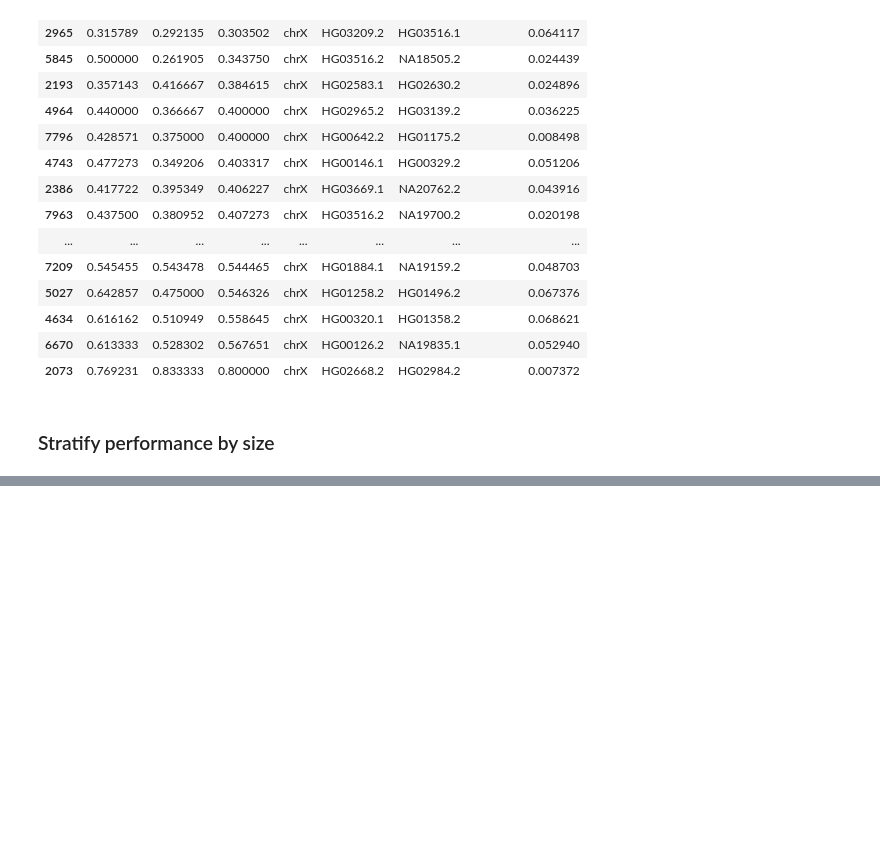
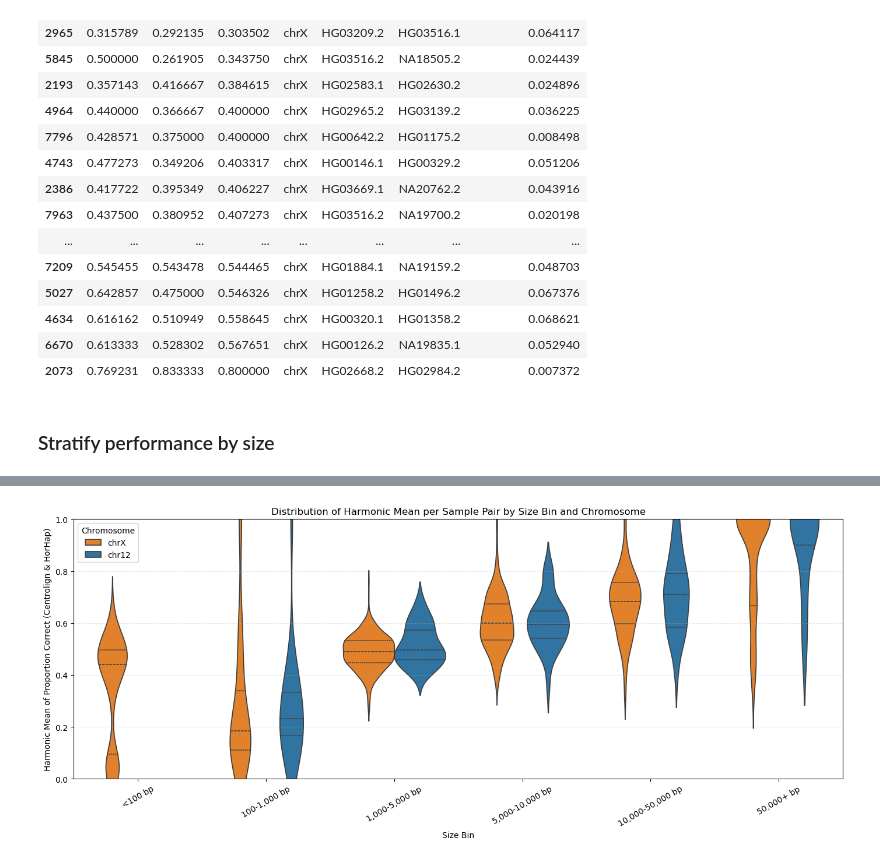
Before and after one commit to miramastoras/centrolign_analysis, a Jupyter notebook: analysis_notes/release2_QC_v2/notebooks/horhap_SV_concordance.ipynb, the cells around one changed output, grey strips where cells are left out. Drawn from its saved outputs; the diff is of its cells as text; code cells hidden in the pictures; blank space fills up the shorter version.

```diff
--- a/analysis_notes/release2_QC_v2/notebooks/horhap_SV_concordance.ipynb
+++ b/analysis_notes/release2_QC_v2/notebooks/horhap_SV_concordance.ipynb
@@ -2149,0 +2277,74 @@ print(df[['size', 'size_bin']].head())
+# %%
+import pandas as pd
+import numpy as np
+import seaborn as sns
+import matplotlib.pyplot as plt
+
+# Ensure sample_pair exists
+df_filtered['sample_pair'] = df_filtered.apply(
+    lambda r: '_'.join(sorted([str(r['sample1_x']), str(r['sample2_x'])])),
+    axis=1
+)
+
+# Create size bins
+bins = [-float('inf'), 100, 1000, 5000, 10000, 50000, float('inf')]
+labels = ['<100 bp', '100-1,000 bp', '1,000-5,000 bp', '5,000-10,000 bp',
+          '10,000-50,000 bp', '50,000+ bp']
+
+df_filtered['size_bin'] = pd.cut(df_filtered['size'], bins=bins, labels=labels)
+
+# Compute proportion correct per row
+df_filtered['prop_correct'] = (df_filtered['matched'] == 'correct').astype(float)
+
+# Harmonic mean function
+def harmonic_mean(vals):
+    vals = np.array(vals)
+    vals = vals[vals > 0]  # ignore zeros
+    if len(vals) == 0:
+        return np.nan
+    return len(vals) / np.sum(1.0 / vals)
+
+# Pivot to get Centrolign and HorHap per row
+pair_wide = df_filtered.pivot_table(
+    index=['chr', 'size_bin', 'sample_pair'],
+    columns='label',
+    values='prop_correct',
+    aggfunc='mean'   # average over multiple rows if needed
+).reset_index()
+
+# Remove groups missing either label
+pair_wide = pair_wide.dropna(subset=['Centrolign Only', 'HORHAP Only'])
+
+# Compute harmonic mean of Centrolign and HorHap for each sample pair
+pair_wide['harmonic_mean_ratio'] = pair_wide.apply(
+    lambda r: harmonic_mean([r['Centrolign Only'], r['HORHAP Only']]),
+    axis=1
+)
+
+# --- Violin plot ---
+chr_order = ['chrX', 'chr12']
+size_order = labels
+
+plt.figure(figsize=(14, 6))
+sns.violinplot(
+    data=pair_wide,
+    x='size_bin',
+    y='harmonic_mean_ratio',
+    hue='chr',
+    order=size_order,
+    hue_order=chr_order,
+    palette={'chrX': 'tab:orange', 'chr12': 'tab:blue'},
+    split=False,
+    inner='quartile'
+)
+
+plt.xlabel("Size Bin")
+plt.ylabel("Harmonic Mean of Proportion Correct (Centrolign & HorHap)")
+plt.title("Distribution of Harmonic Mean per Sample Pair by Size Bin and Chromosome")
+plt.xticks(rotation=30)
+plt.ylim(0, 1)
+plt.grid(axis='y', linestyle='--', alpha=0.3)
+plt.legend(title='Chromosome')
+plt.tight_layout()
+plt.show()
+# %% [output]
@@ -2149,0 +2366 @@ print(df[['size', 'size_bin']].head())
+[figure, added]
```
Also changed, not shown: parts of 8 cells of this notebook.
